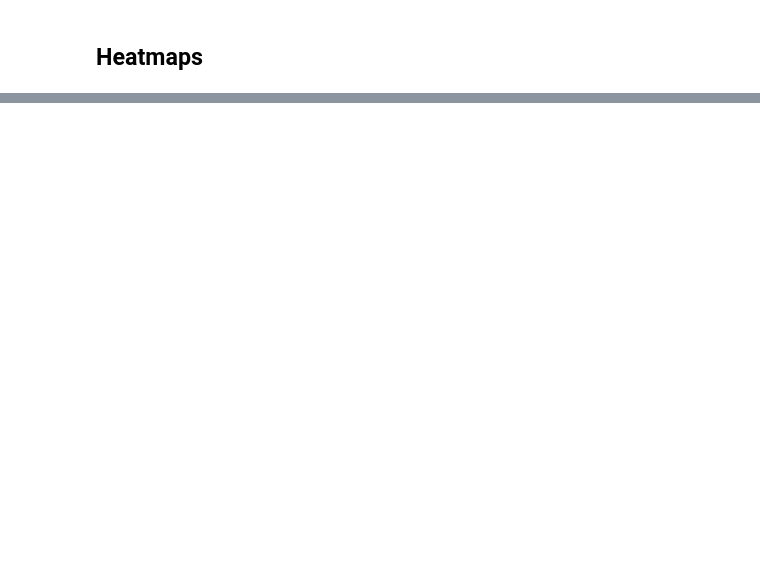
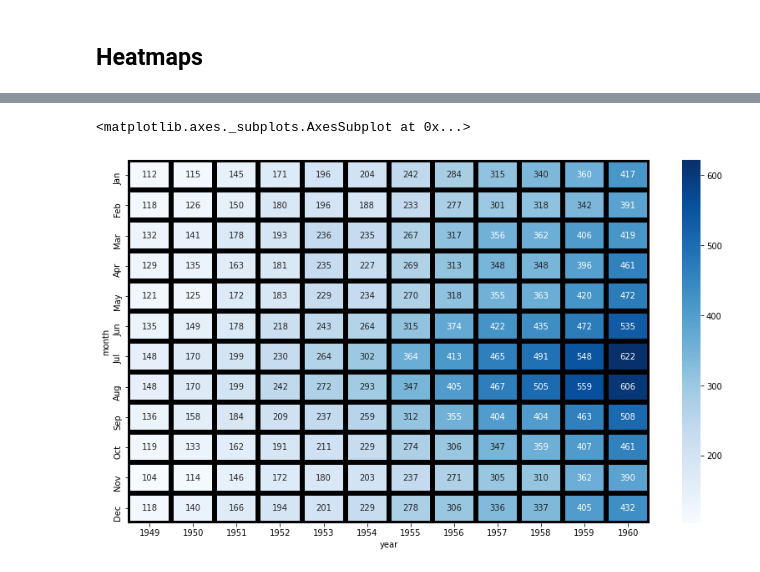
Before and after one commit to akmadan/seaborn, a Jupyter notebook: Seaborn.ipynb, the cells around one changed output, grey strips where cells are left out. Saved outputs shown, nothing was run; the diff lists cells and outputs as text; code cells hidden in the pictures; blank space fills up the shorter version.

```diff
--- a/Seaborn.ipynb
+++ b/Seaborn.ipynb
@@ -280,0 +214,9 @@ sns.barplot(x = 'class' , y = 'fare' , data = titanic_df ,
+# %%
+plt.figure(figsize=(14,8))
+ax = sns.heatmap(flight_df, annot = True, fmt = 'd',
+                  linecolor='k', linewidths='5',
+                  cmap = 'Blues')
+ax
+# %% [output]
+<matplotlib.axes._subplots.AxesSubplot at 0x...>
+[figure, added]
```
Also changed, not shown: parts of 42 cells of this notebook.
